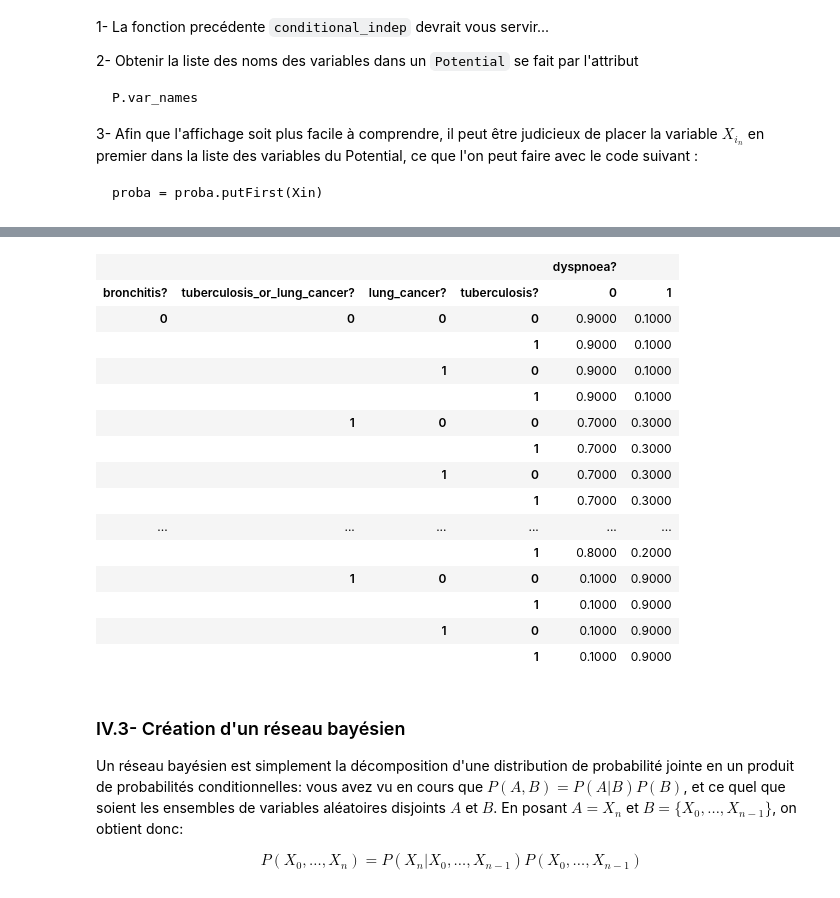
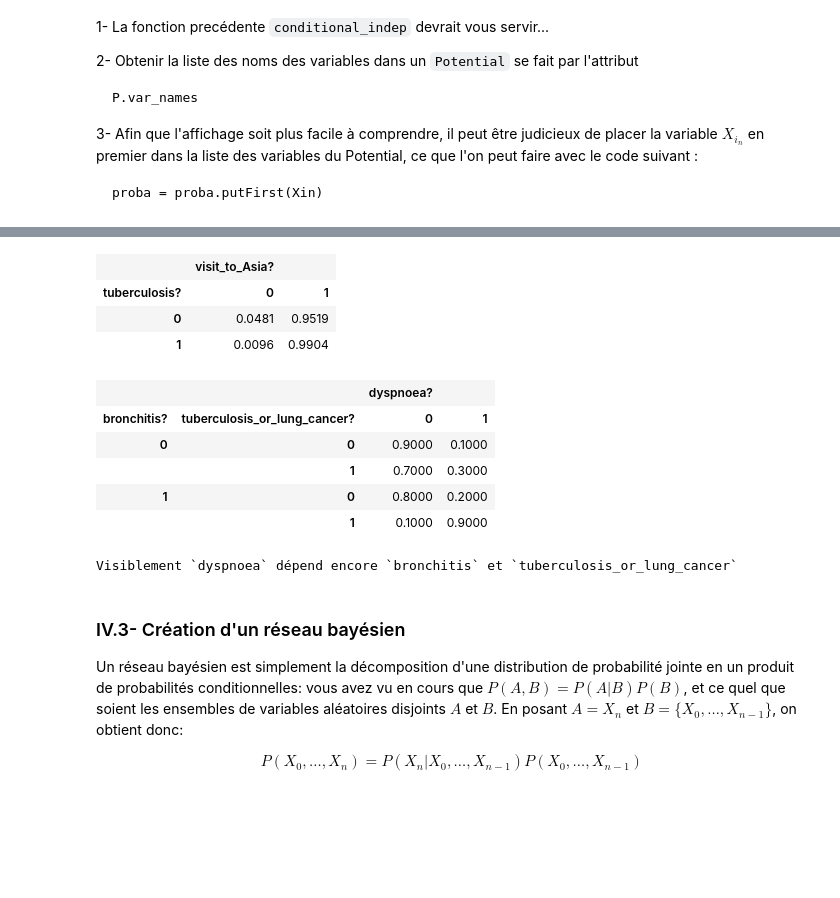
Before and after one commit to CharlesAttend/M1-S1-DAC, a Jupyter notebook: MAPSI/TME/tme2/tme2.ipynb, the cells around one changed output, grey strips where cells are left out. Drawn from its saved outputs; the diff is of its cells as text; code cells hidden in the pictures; blank space fills up the shorter version.

Commit message:
TME2 enfin terminé, quelle galère avec ces différentes possibilitées

```diff
--- a/MAPSI/TME/tme2/tme2.ipynb
+++ b/MAPSI/TME/tme2/tme2.ipynb
@@ -545,12 +542,13 @@ proba = proba.putFirst(Xin)
 def compact_conditional_proba(P,X):
     K = list(P.names).copy()
     K.remove(X)
-    for var in K:
+    for var in K[:]: # On fait une copy de K sinon on a des résultats inattendu avec le remove : https://stackoverflow.com/a/1207427/9596478 ; Si par ailleurs vous avez une explication de ce qui se passe je veux bien :D
         K_priv_var = K.copy()
         K_priv_var.remove(var)
         if conditional_indep(P, var, X, K_priv_var):
             K.remove(var)
 
+    # Calcul de la conditionnelle
     P_XK = P.margSumIn(K+[X])
     if K == []:
         P_X_K = P_XK
@@ -583,22 +583,21 @@ compact_conditional_proba(Pjointe, "visit_to_Asia?")
 # %%
-compact_conditional_proba(Pjointe,"dyspnoea?")
+compact_conditional_proba(Pjointe, "visit_to_Asia?") # K.remove()
 # %% [output]
-|  |  |  |  | dyspnoea? |  |
-| bronchitis? | tuberculosis_or_lung_cancer? | lung_cancer? | tuberculosis? | 0 | 1 |
-| 0 | 0 | 0 | 0 | 0.9000 | 0.1000 |
-|  |  |  | 1 | 0.9000 | 0.1000 |
-|  |  | 1 | 0 | 0.9000 | 0.1000 |
-|  |  |  | 1 | 0.9000 | 0.1000 |
-|  | 1 | 0 | 0 | 0.7000 | 0.3000 |
-|  |  |  | 1 | 0.7000 | 0.3000 |
-|  |  | 1 | 0 | 0.7000 | 0.3000 |
-|  |  |  | 1 | 0.7000 | 0.3000 |
-| ... | ... | ... | ... | ... | ... |
-|  |  |  | 1 | 0.8000 | 0.2000 |
-|  | 1 | 0 | 0 | 0.1000 | 0.9000 |
-|  |  |  | 1 | 0.1000 | 0.9000 |
-|  |  | 1 | 0 | 0.1000 | 0.9000 |
-|  |  |  | 1 | 0.1000 | 0.9000 |
+|  | visit_to_Asia? |  |
+| tuberculosis? | 0 | 1 |
+| 0 | 0.0481 | 0.9519 |
+| 1 | 0.0096 | 0.9904 |
+# %%
+display(compact_conditional_proba(Pjointe,"dyspnoea?"))
+print("Visiblement `dyspnoea` dépend encore `bronchitis` et `tuberculosis_or_lung_cancer`")
+# %% [output]
+|  |  | dyspnoea? |  |
+| bronchitis? | tuberculosis_or_lung_cancer? | 0 | 1 |
+| 0 | 0 | 0.9000 | 0.1000 |
+|  | 1 | 0.7000 | 0.3000 |
+| 1 | 0 | 0.8000 | 0.2000 |
+|  | 1 | 0.1000 | 0.9000 |
+Visiblement `dyspnoea` dépend encore `bronchitis` et `tuberculosis_or_lung_cancer`
 # %% [markdown]
 ### IV.3- Création d'un réseau bayésien
 
```
Also changed, not shown: parts of 14 cells of this notebook.
